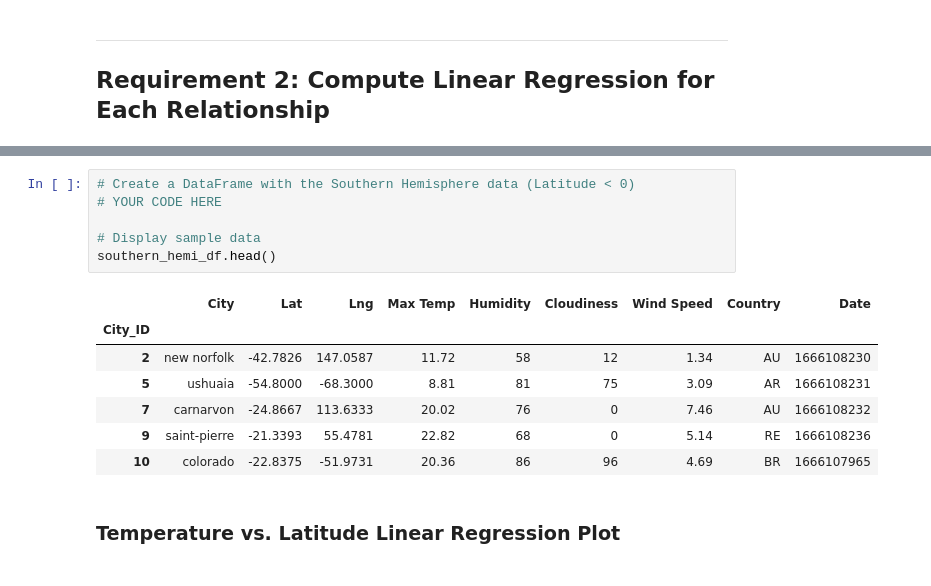
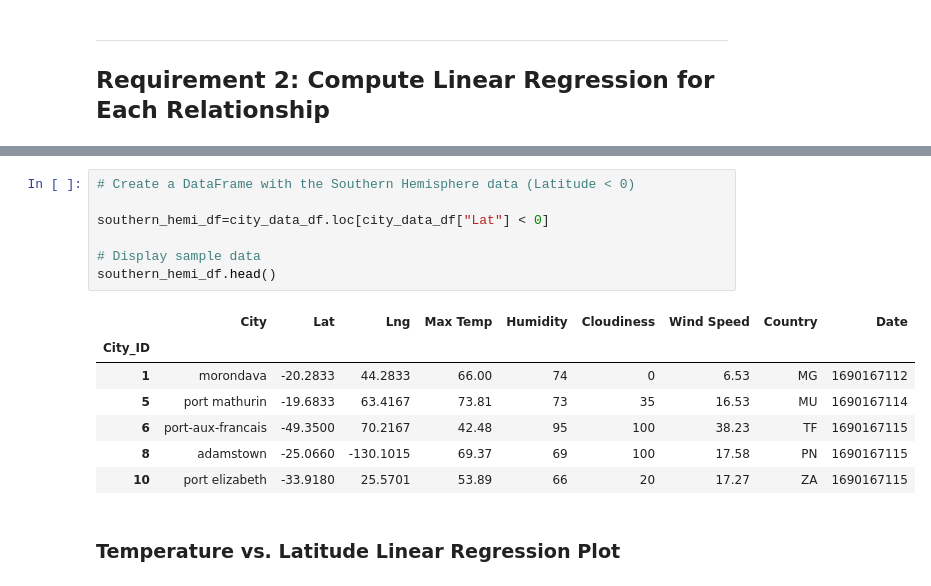
Before and after one commit to mfeas/python-api-challenge, a Jupyter notebook: WeatherPy.ipynb, the cells around one changed output, grey strips where cells are left out. Drawn from its saved outputs; the diff is of its cells as text.

```diff
--- a/WeatherPy.ipynb
+++ b/WeatherPy.ipynb
@@ -288,16 +301,17 @@ northern_hemi_df.head()
 # %%
 # Create a DataFrame with the Southern Hemisphere data (Latitude < 0)
-# YOUR CODE HERE
+
+southern_hemi_df=city_data_df.loc[city_data_df["Lat"] < 0]
 
 # Display sample data
 southern_hemi_df.head()
 # %% [output]
 |  | City | Lat | Lng | Max Temp | Humidity | Cloudiness | Wind Speed | Country | Date |
 | City_ID |  |  |  |  |  |  |  |  |  |
-| 2 | new norfolk | -42.7826 | 147.0587 | 11.72 | 58 | 12 | 1.34 | AU | 1666108230 |
-| 5 | ushuaia | -54.8000 | -68.3000 | 8.81 | 81 | 75 | 3.09 | AR | 1666108231 |
-| 7 | carnarvon | -24.8667 | 113.6333 | 20.02 | 76 | 0 | 7.46 | AU | 1666108232 |
-| 9 | saint-pierre | -21.3393 | 55.4781 | 22.82 | 68 | 0 | 5.14 | RE | 1666108236 |
-| 10 | colorado | -22.8375 | -51.9731 | 20.36 | 86 | 96 | 4.69 | BR | 1666107965 |
+| 1 | morondava | -20.2833 | 44.2833 | 66.00 | 74 | 0 | 6.53 | MG | 1690167112 |
+| 5 | port mathurin | -19.6833 | 63.4167 | 73.81 | 73 | 35 | 16.53 | MU | 1690167114 |
+| 6 | port-aux-francais | -49.3500 | 70.2167 | 42.48 | 95 | 100 | 38.23 | TF | 1690167115 |
+| 8 | adamstown | -25.0660 | -130.1015 | 69.37 | 69 | 100 | 17.58 | PN | 1690167115 |
+| 10 | port elizabeth | -33.9180 | 25.5701 | 53.89 | 66 | 20 | 17.27 | ZA | 1690167115 |
 # %% [markdown]
 ###  Temperature vs. Latitude Linear Regression Plot
```
Also changed, not shown: parts of 37 cells of this notebook, 5 other files.
